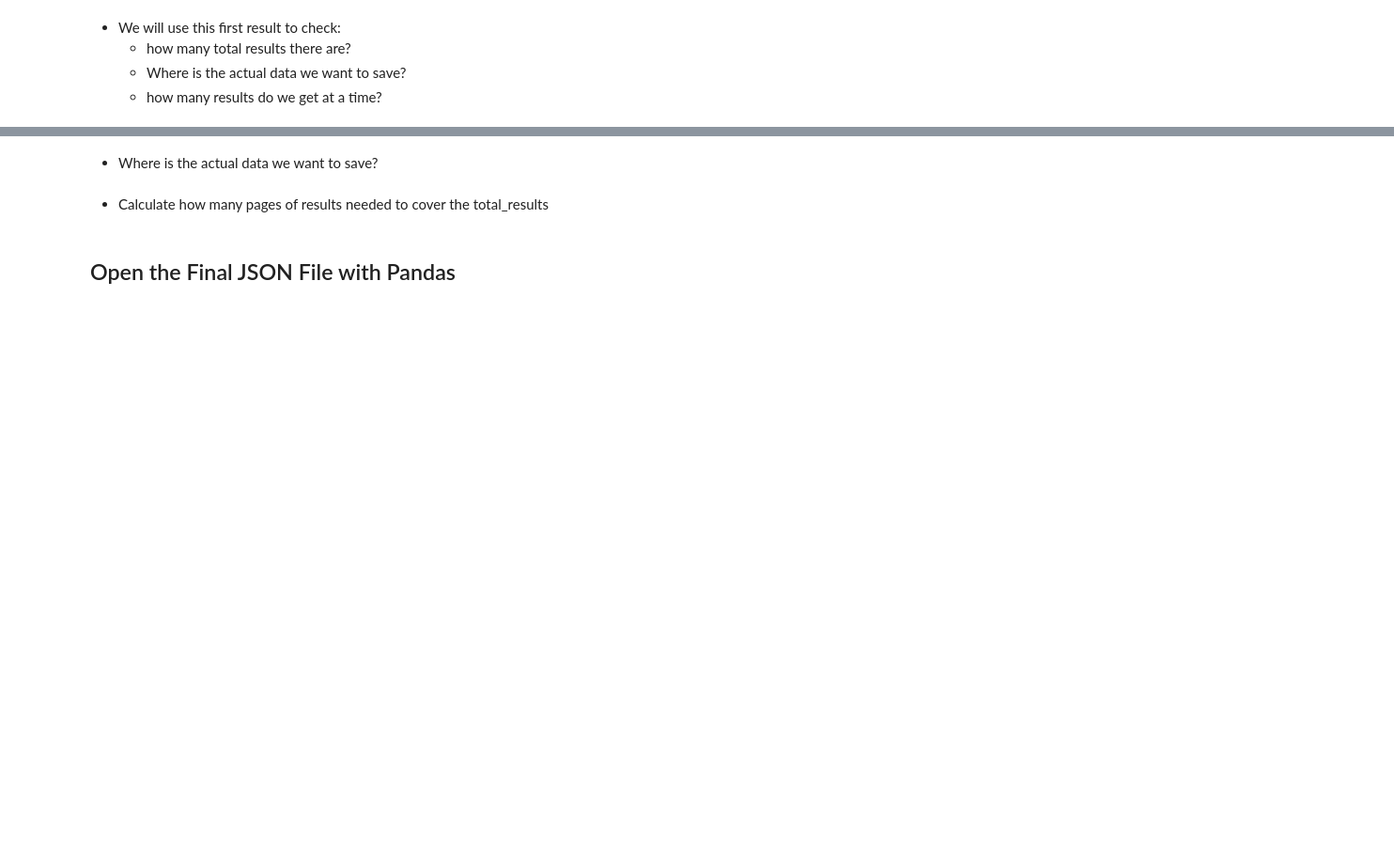
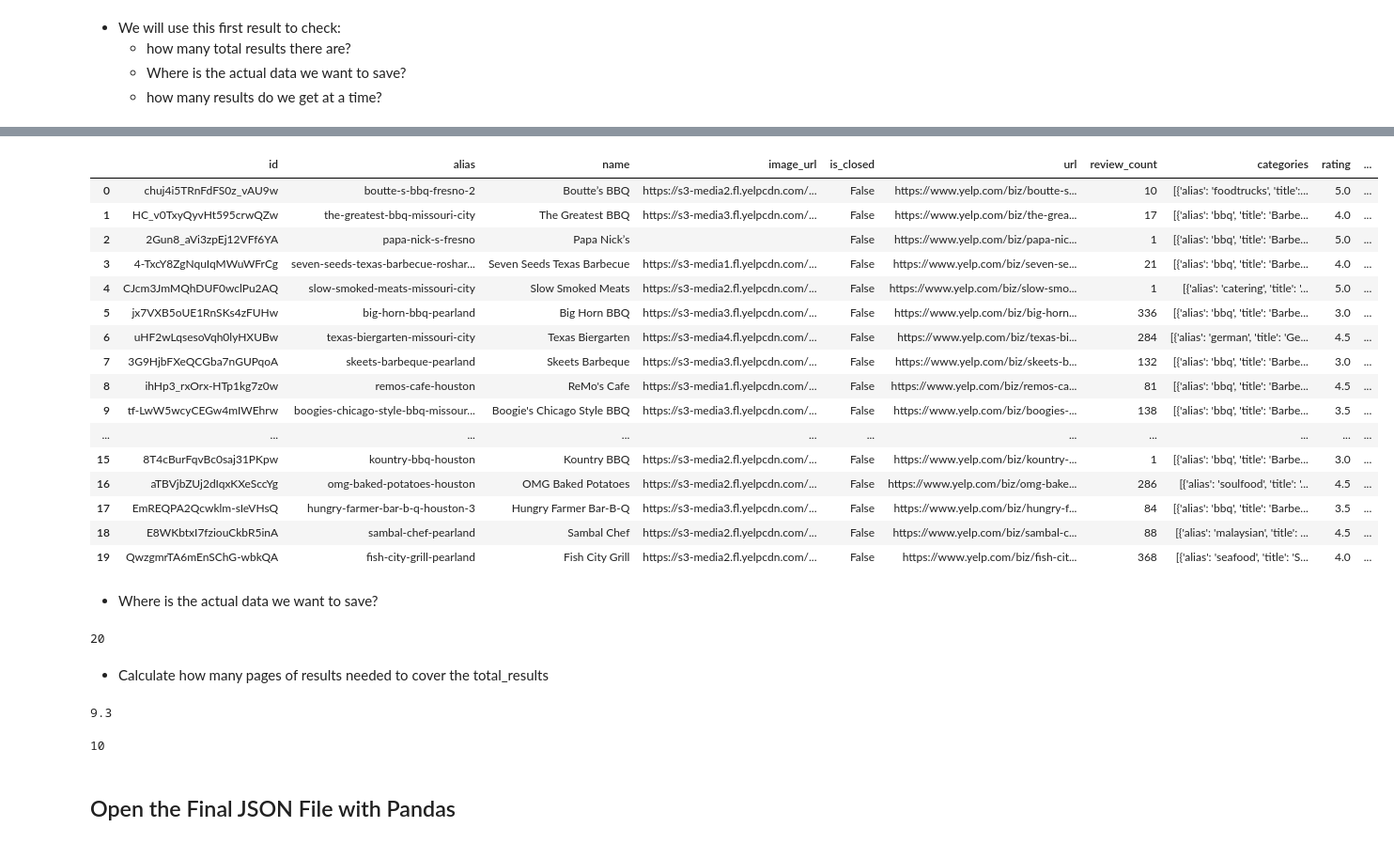
Before and after one commit to coding-dojo-data-science/data-enrichment-wk14-activity-mapping-yelp-api-results, a Jupyter notebook: Part1-Extracting and Saving Data from Yelp API.ipynb, the cells around one changed output, grey strips where cells are left out. Shown at 94% size. Cells and saved outputs as stored; diff of their text form; code cells hidden in the pictures; blank space fills up the shorter version.

```diff
--- a/Part1-Extracting and Saving Data from Yelp API.ipynb
+++ b/Part1-Extracting and Saving Data from Yelp API.ipynb
@@ -69,6 +76,9 @@ with open('/Users/sherlin01/.secret/yelp_api.json', 'r') as f:
 # %%
 # Instantiate YelpAPI Variable
+yelp = YelpAPI(login['API Key'], timeout_s = 5.0)
 # %% [markdown]
 ### Define Search Terms and File Paths
 # %%
 # set our API call parameters and filename before the first call
+location = 'Fresno, TX 77545'
+term = 'barbecue'
@@ -114,3 +138,4 @@ with open('/Users/sherlin01/.secret/yelp_api.json', 'r') as f:
     - how many results do we get at a time?
 # %%
 # use our yelp_api variable's search_query method to perform our API call
+results = yelp.search_query(term = term, location = location)
@@ -117,11 +182,42 @@ with open('/Users/sherlin01/.secret/yelp_api.json', 'r') as f:
 # %%
 ## How many results total?
+pd.DataFrame(results['businesses'])
+# %% [output]
+|  | id | alias | name | image_url | is_closed | url | review_count | categories | rating | ... |
+| 0 | chuj4i5TRnFdFS0z_vAU9w | boutte-s-bbq-fresno-2 | Boutte’s BBQ | https://s3-media2.fl.yelpcdn.com/... | False | https://www.yelp.com/biz/boutte-s... | 10 | [{'alias': 'foodtrucks', 'title':... | 5.0 | ... |
+| 1 | HC_v0TxyQyvHt595crwQZw | the-greatest-bbq-missouri-city | The Greatest BBQ | https://s3-media3.fl.yelpcdn.com/... | False | https://www.yelp.com/biz/the-grea... | 17 | [{'alias': 'bbq', 'title': 'Barbe... | 4.0 | ... |
+| 2 | 2Gun8_aVi3zpEj12VFf6YA | papa-nick-s-fresno | Papa Nick’s |  | False | https://www.yelp.com/biz/papa-nic... | 1 | [{'alias': 'bbq', 'title': 'Barbe... | 5.0 | ... |
+| 3 | 4-TxcY8ZgNquIqMWuWFrCg | seven-seeds-texas-barbecue-roshar... | Seven Seeds Texas Barbecue | https://s3-media1.fl.yelpcdn.com/... | False | https://www.yelp.com/biz/seven-se... | 21 | [{'alias': 'bbq', 'title': 'Barbe... | 4.0 | ... |
+| 4 | CJcm3JmMQhDUF0wclPu2AQ | slow-smoked-meats-missouri-city | Slow Smoked Meats | https://s3-media2.fl.yelpcdn.com/... | False | https://www.yelp.com/biz/slow-smo... | 1 | [{'alias': 'catering', 'title': '... | 5.0 | ... |
+| 5 | jx7VXB5oUE1RnSKs4zFUHw | big-horn-bbq-pearland | Big Horn BBQ | https://s3-media3.fl.yelpcdn.com/... | False | https://www.yelp.com/biz/big-horn... | 336 | [{'alias': 'bbq', 'title': 'Barbe... | 3.0 | ... |
+| 6 | uHF2wLqsesoVqh0lyHXUBw | texas-biergarten-missouri-city | Texas Biergarten | https://s3-media4.fl.yelpcdn.com/... | False | https://www.yelp.com/biz/texas-bi... | 284 | [{'alias': 'german', 'title': 'Ge... | 4.5 | ... |
+| 7 | 3G9HjbFXeQCGba7nGUPqoA | skeets-barbeque-pearland | Skeets Barbeque | https://s3-media3.fl.yelpcdn.com/... | False | https://www.yelp.com/biz/skeets-b... | 132 | [{'alias': 'bbq', 'title': 'Barbe... | 3.0 | ... |
+| 8 | ihHp3_rxOrx-HTp1kg7z0w | remos-cafe-houston | ReMo's Cafe | https://s3-media1.fl.yelpcdn.com/... | False | https://www.yelp.com/biz/remos-ca... | 81 | [{'alias': 'bbq', 'title': 'Barbe... | 4.5 | ... |
+| 9 | tf-LwW5wcyCEGw4mIWEhrw | boogies-chicago-style-bbq-missour... | Boogie's Chicago Style BBQ | https://s3-media3.fl.yelpcdn.com/... | False | https://www.yelp.com/biz/boogies-... | 138 | [{'alias': 'bbq', 'title': 'Barbe... | 3.5 | ... |
+| ... | ... | ... | ... | ... | ... | ... | ... | ... | ... | ... |
+| 15 | 8T4cBurFqvBc0saj31PKpw | kountry-bbq-houston | Kountry BBQ | https://s3-media2.fl.yelpcdn.com/... | False | https://www.yelp.com/biz/kountry-... | 1 | [{'alias': 'bbq', 'title': 'Barbe... | 3.0 | ... |
+| 16 | aTBVjbZUj2dIqxKXeSccYg | omg-baked-potatoes-houston | OMG Baked Potatoes | https://s3-media2.fl.yelpcdn.com/... | False | https://www.yelp.com/biz/omg-bake... | 286 | [{'alias': 'soulfood', 'title': '... | 4.5 | ... |
+| 17 | EmREQPA2Qcwklm-sIeVHsQ | hungry-farmer-bar-b-q-houston-3 | Hungry Farmer Bar-B-Q | https://s3-media3.fl.yelpcdn.com/... | False | https://www.yelp.com/biz/hungry-f... | 84 | [{'alias': 'bbq', 'title': 'Barbe... | 3.5 | ... |
+| 18 | E8WKbtxI7fziouCkbR5inA | sambal-chef-pearland | Sambal Chef | https://s3-media2.fl.yelpcdn.com/... | False | https://www.yelp.com/biz/sambal-c... | 88 | [{'alias': 'malaysian', 'title': ... | 4.5 | ... |
+| 19 | QwzgmrTA6mEnSChG-wbkQA | fish-city-grill-pearland | Fish City Grill | https://s3-media2.fl.yelpcdn.com/... | False | https://www.yelp.com/biz/fish-cit... | 368 | [{'alias': 'seafood', 'title': 'S... | 4.0 | ... |
 # %% [markdown]
 - Where is the actual data we want to save?
 # %%
 ## How many did we get the details for?
+results_per_page = len(results['businesses'])
+results_per_page
+# %% [output]
+20
 # %% [markdown]
 - Calculate how many pages of results needed to cover the total_results
+# %%
+(results['total'])/results_per_page
+# %% [output]
+9.3
 # %%
 # Use math.ceil to round up for the total number of pages of results.
+n_pages = math.ceil((results['total'])/results_per_page)
+n_pages
+# %% [output]
+10
 # %%
```
Also changed, not shown: parts of 20 cells of this notebook, 7 other files.
